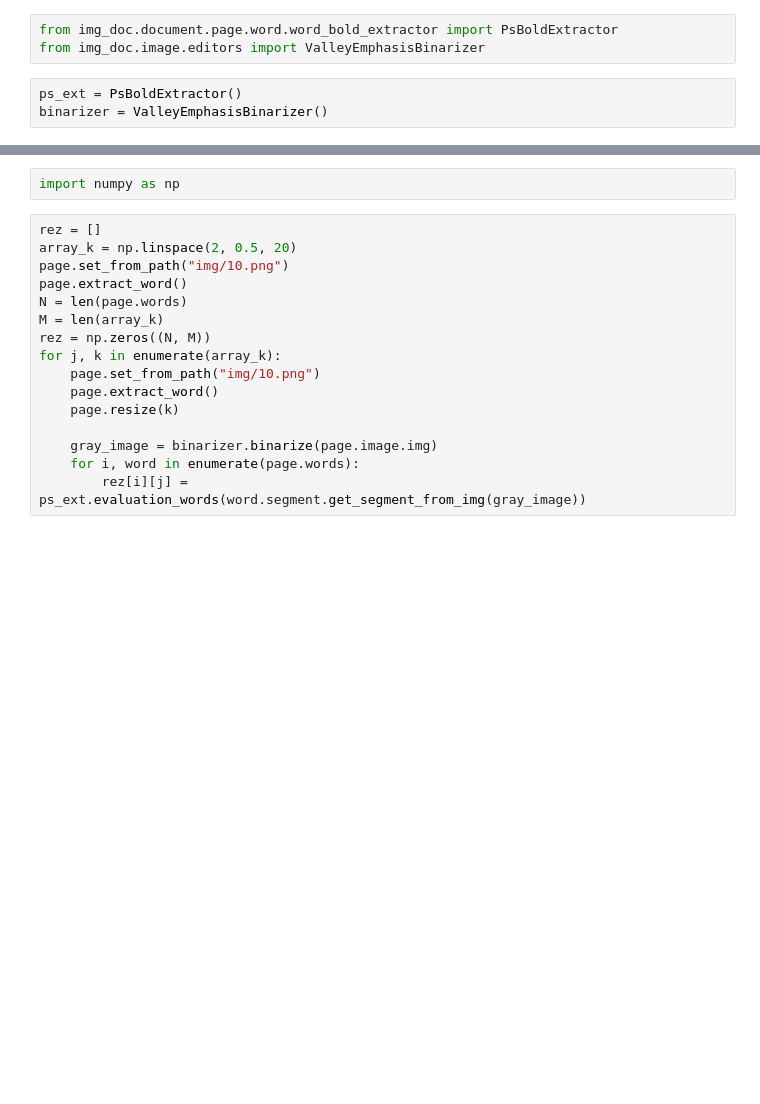
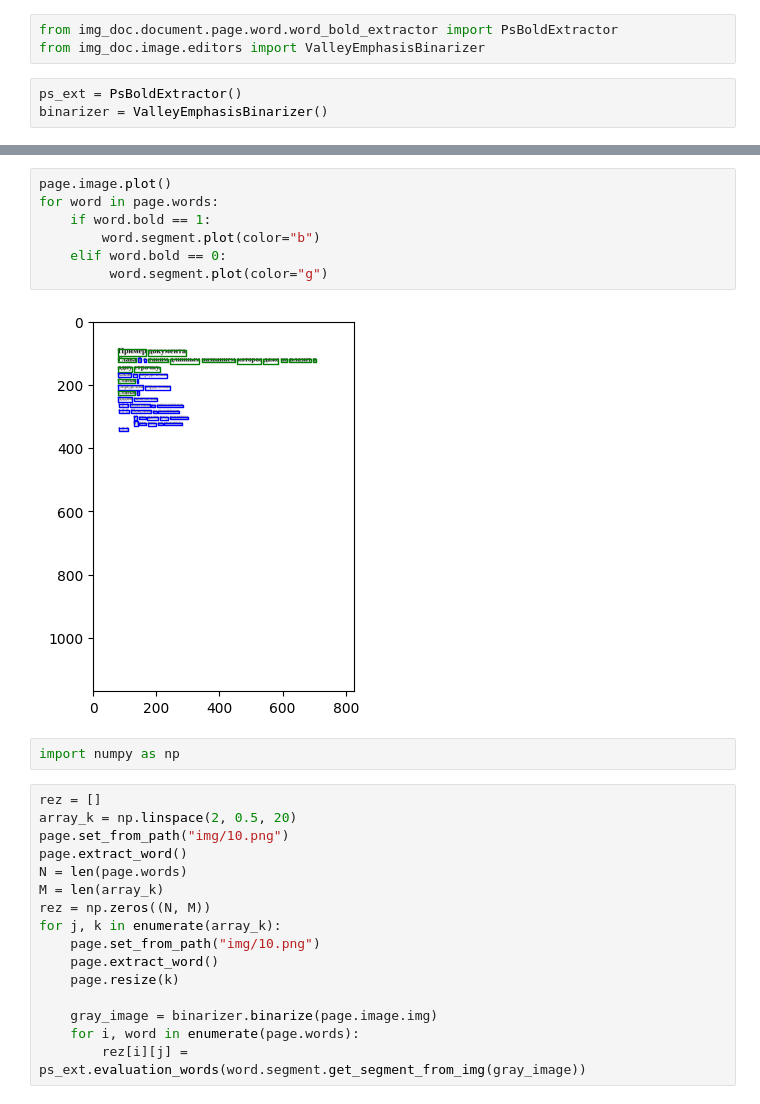
Before and after one commit to Dann38/layout_highlighter, a Jupyter notebook: imgDoc/examples/08-bold-text.ipynb, the cells around one changed output, grey strips where cells are left out. Cells and saved outputs as stored; diff of their text form; blank space fills up the shorter version.

```diff
--- a/imgDoc/examples/08-bold-text.ipynb
+++ b/imgDoc/examples/08-bold-text.ipynb
@@ -35,3 +62,12 @@ for word in page.words:
+# %%
+page.image.plot()
+for word in page.words:
+    if word.bold == 1:
+        word.segment.plot(color="b")
+    elif word.bold == 0:
+         word.segment.plot(color="g")
+# %% [output]
+[figure, added]
 # %%
 import numpy as np
 # %%
```
Also changed, not shown: parts of 20 cells of this notebook, 4 other files.
